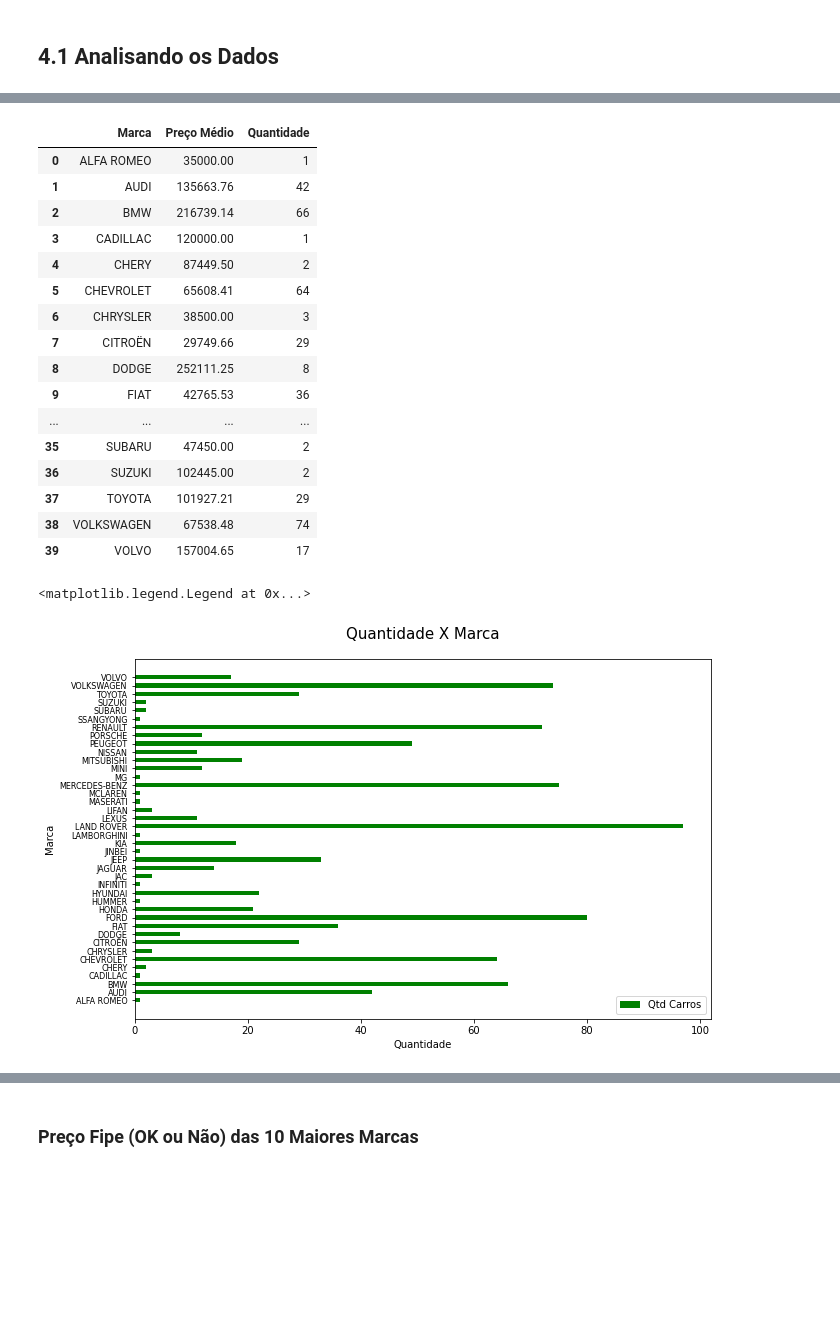
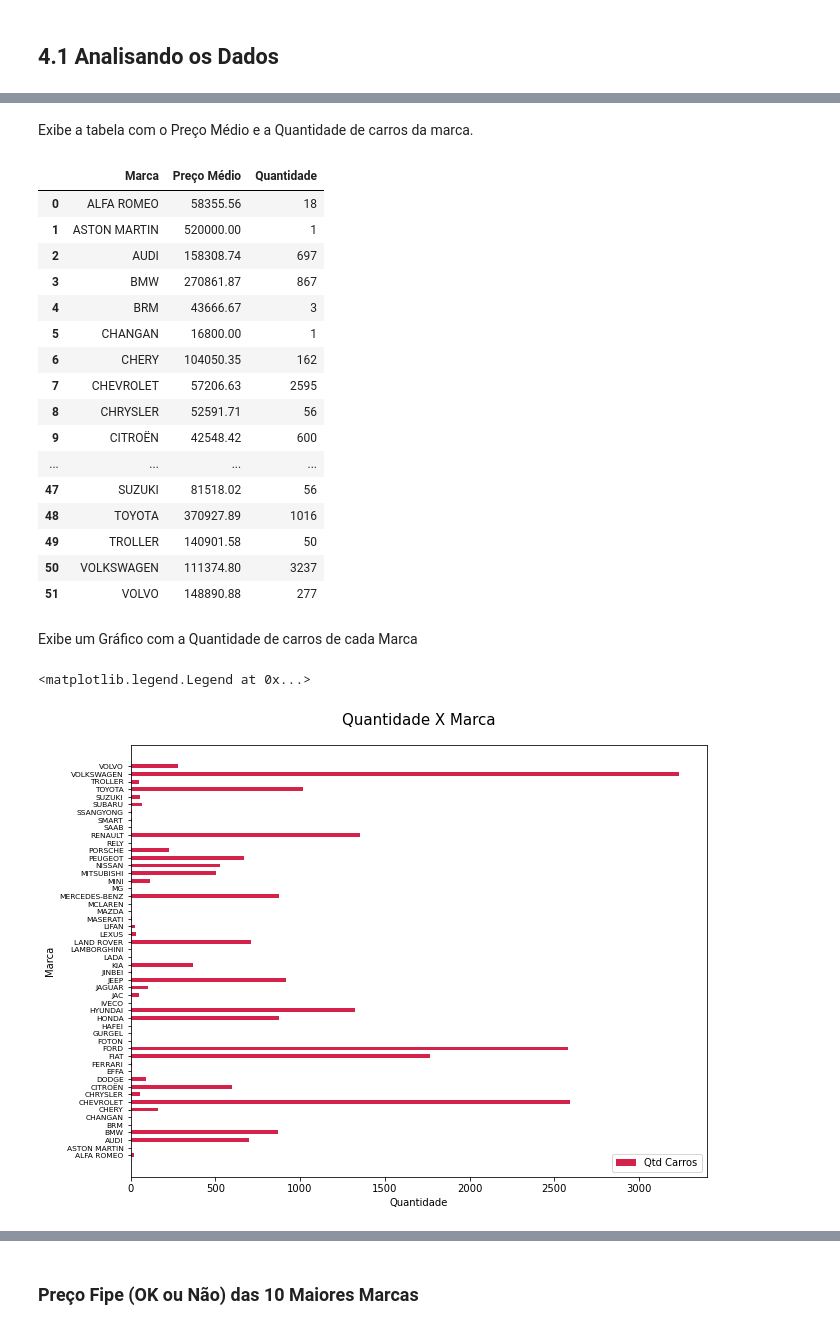
Before and after one commit to karenyov/TCC_PUC_BigData, a Jupyter notebook: TCC - PUC Minas.ipynb, the cells around one changed output, grey strips where cells are left out. Saved outputs shown, nothing was run; the diff lists cells and outputs as text; code cells hidden in the pictures; blank space fills up the shorter version.

```diff
--- a/TCC - PUC Minas.ipynb
+++ b/TCC - PUC Minas.ipynb
@@ -131,19 +145,17 @@ del df_cars['Specification.YearFabrication'] # Coluna Specification.YearFabricat
 # %% [markdown]
 Renomeando o nome das colunas
 # %%
-df_cars.rename({'Specification.Title': 'Title',
-                'Specification.Make.Value': 'Make',
+df_cars.rename({'Specification.Make.Value': 'Make',
                 'Specification.Model.Value': 'Model',
                 'Specification.Version.Value': 'Version',
                 'Specification.YearModel': 'YearModel',
                 'Specification.YearFabrication': 'YearFabrication',
                 'Specification.Odometer': 'Odometer',
-                'Specification.Transmission': 'Transmission',
-                'Specification.NumberPorts': 'NumberPorts',
-                'Specification.BodyType': 'BodyType',
                 'Specification.Armored': 'Armored',
+                'Prices.Price': 'Price',
+                'Prices.OldPrice': 'OldPrice',
                 'Specification.Color.Primary': 'Color',
-                'Prices.Price': 'Price'
+                'Specification.Armored': 'Armored',
                }, axis=1, inplace=True)
 # %% [markdown]
 Formatando os dados
@@ -172,20 +186,7 @@ memory usage: 76.9+ KB
 # Convertendo o ano de Float64 para Int64 (obs: o ano modelo está vindo como float 1 casa decimal)
 df_cars['YearModel'] = df_cars['YearModel'].astype('int64')
 
-# Comentários vazios estão vindo como NaN
-#df_cars['LongComment'] = df_cars['LongComment'].fillna('')
-
 # Convertendo dados que estão como object para string
-df_cars['Title'] = df_cars['Title'].astype('string')
 df_cars['Make'] = df_cars['Make'].astype('string')
 df_cars['Model'] = df_cars['Model'].astype('string')
-#df_cars['Transmission'] = df_cars['Transmission'].astype('string')
-df_cars['BodyType'] = df_cars['BodyType'].astype('string')
-#df_cars['Color'] = df_cars['Color'].astype('string')
-#df_cars['LongComment'] = df_cars['LongComment'].astype('string')
-
-# Convertendo dados que estão como object para Int64
-#df_cars['NumberPorts'] = df_cars['NumberPorts'].astype('int64')
-
-# Convertendo coluna Armored de (S-Sim e N-Não) para (True-Sim e False-Não)
-df_cars['Armored'] = np.where(df_cars['Armored'] == 'S', True,False)
+df_cars['Armored'] = df_cars['Armored'].astype('string')
@@ -191,0 +201,6 @@ df_cars['Armored'] = np.where(df_cars['Armored'] == 'S', True,False)
+# %%
+# Seleciona os carros que estão com o valor Fipe em <= 0
+df_cars_fipe_ok = df_cars[(df_cars['Fipe'].isnull()) | (df_cars['Fipe'] <= 0)]
+
+# Remove os registros que estão com o Fipe <= e considera apenas os que estão com Fipe > 0
+df_cars = df_cars.drop(df_cars_fipe_ok.index, axis=0)
@@ -191,0 +209,2 @@ df_cars['Armored'] = np.where(df_cars['Armored'] == 'S', True,False)
+# %%
+df_cars['OldPrice'].loc[df_cars['OldPrice'].isnull()] = df_cars[df_cars['OldPrice'].isnull()]['Price']
@@ -302,3 +354,5 @@ Name: Odometer, dtype: float64
+# %% [markdown]
+Exibe a tabela com o Preço Médio e a Quantidade de carros da marca.
 # %%
 # Agrupa e exibe carros pelo preço médio de cada marca.
 cars_group_make_mean = df_cars.groupby(['Make'], as_index=False)
@@ -317,44 +371,46 @@ cars_group_make_mean = cars_group_make_mean.sort_values('Marca', ascending=True)
 cars_group_make_mean
 # %% [output]
 |  | Marca | Preço Médio | Quantidade |
-| 0 | ALFA ROMEO | 35000.00 | 1 |
-| 1 | AUDI | 135663.76 | 42 |
-| 2 | BMW | 216739.14 | 66 |
-| 3 | CADILLAC | 120000.00 | 1 |
-| 4 | CHERY | 87449.50 | 2 |
-| 5 | CHEVROLET | 65608.41 | 64 |
-| 6 | CHRYSLER | 38500.00 | 3 |
-| 7 | CITROËN | 29749.66 | 29 |
-| 8 | DODGE | 252111.25 | 8 |
-| 9 | FIAT | 42765.53 | 36 |
+| 0 | ALFA ROMEO | 58355.56 | 18 |
+| 1 | ASTON MARTIN | 520000.00 | 1 |
+| 2 | AUDI | 158308.74 | 697 |
+| 3 | BMW | 270861.87 | 867 |
+| 4 | BRM | 43666.67 | 3 |
+| 5 | CHANGAN | 16800.00 | 1 |
+| 6 | CHERY | 104050.35 | 162 |
+| 7 | CHEVROLET | 57206.63 | 2595 |
+| 8 | CHRYSLER | 52591.71 | 56 |
+| 9 | CITROËN | 42548.42 | 600 |
 | ... | ... | ... | ... |
-| 35 | SUBARU | 47450.00 | 2 |
-| 36 | SUZUKI | 102445.00 | 2 |
-| 37 | TOYOTA | 101927.21 | 29 |
-| 38 | VOLKSWAGEN | 67538.48 | 74 |
-| 39 | VOLVO | 157004.65 | 17 |
+| 47 | SUZUKI | 81518.02 | 56 |
+| 48 | TOYOTA | 370927.89 | 1016 |
+| 49 | TROLLER | 140901.58 | 50 |
+| 50 | VOLKSWAGEN | 111374.80 | 3237 |
+| 51 | VOLVO | 148890.88 | 277 |
+# %% [markdown]
+Exibe um Gráfico com a Quantidade de carros de cada Marca
 # %%
 # Gráfico Quantidade de Carros de cada Marca
 
 # Pega o resultado do agrupamento (Preço Médio + Modelo) para exibir no gráfico
-fig = plt.figure(figsize=(8,5))
+fig = plt.figure(figsize=(8,6))
 eixo = fig.add_axes([0, 0, 1, 1])
 
 # Adicionando os Índices das marcas
 indice = np.arange(len(cars_group_make_mean))
 
-eixo.barh(indice, cars_group_make_mean['Quantidade'].round(), align='center', height=0.5,  tick_label=cars_group_make_mean['Marca'], color="green")
+eixo.barh(indice, cars_group_make_mean['Quantidade'].round(), align='center', height=0.5,  tick_label=cars_group_make_mean['Marca'], color="#d5224a")
 
 # Alterando Título e Labels
 eixo.set_title('Quantidade X Marca', fontsize=15, pad=20)
 eixo.set_xlabel('Quantidade')
 eixo.set_ylabel('Marca')
 
 eixo.set_yticks(indice)
-eixo.set_yticklabels(cars_group_make_mean['Marca'], fontsize=8)
+eixo.set_yticklabels(cars_group_make_mean['Marca'], fontsize=7.5)
 
 # Adicionando Legenda
 eixo.legend(['Qtd Carros'], loc = 'lower right')
 # %% [output]
 <matplotlib.legend.Legend at 0x...>
-[figure, old version]
+[figure, new version]
```
Also changed, not shown: parts of 142 cells of this notebook, 3 other files.
